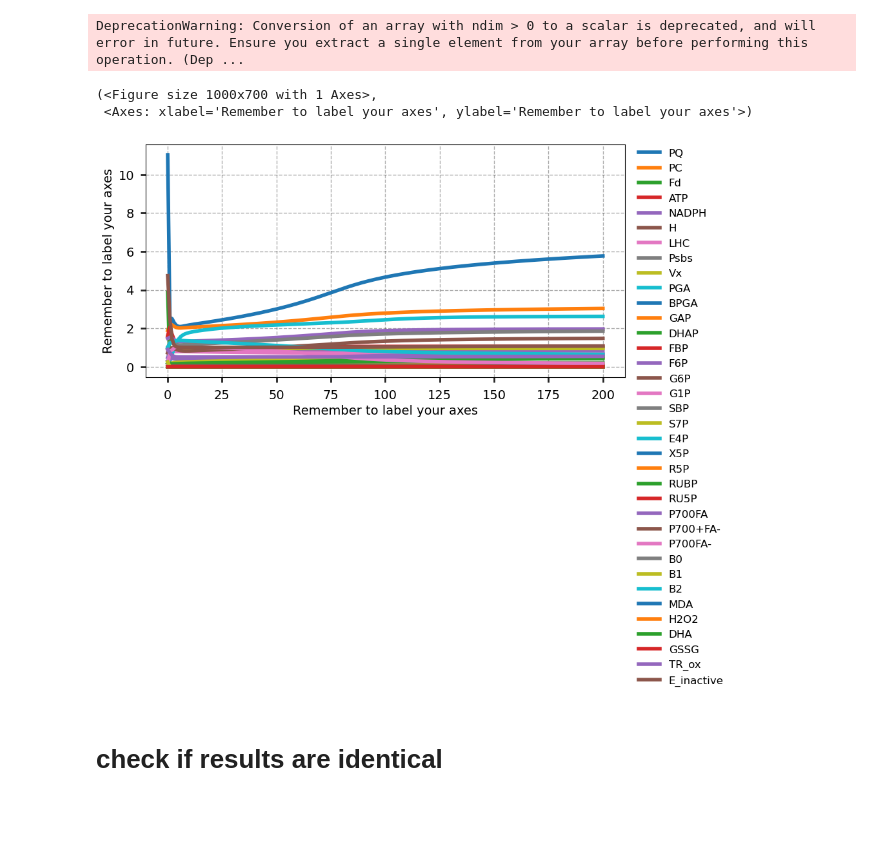
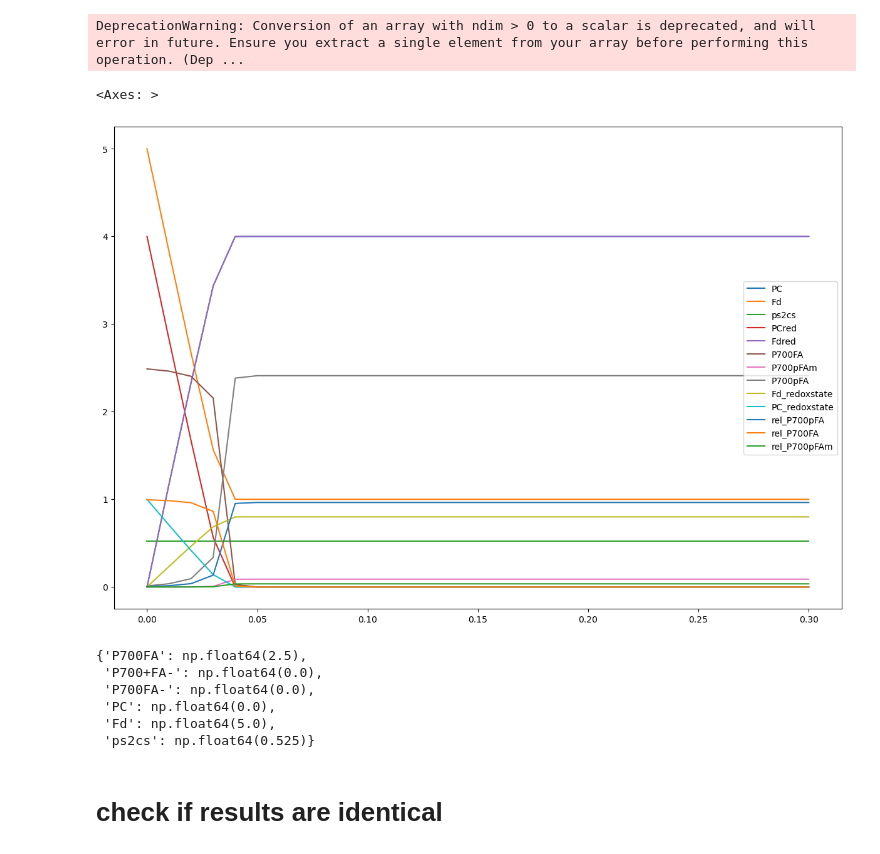
Before and after one commit to A-Potthoff/QTB_modeling, a Jupyter notebook: analyses/tests.ipynb, the cells around one changed output. Cells and saved outputs as stored; diff of their text form; code cells hidden in the pictures; blank space fills up the shorter version.

```diff
--- a/analyses/tests.ipynb
+++ b/analyses/tests.ipynb
@@ -14,6 +14,8 @@ if not (already_run):
 model = "cyclic_2021"
 model = "new_PSI"
 model = "latest_dev"
+model = "explicit_PSI"
+model = "QSSA_PSI"
 
 m = load_model(model)
 # %% [output]
@@ -100,23 +109,31 @@ y0 = {
 # %%
 s = Simulator(m)
 s.initialise(y0)
-t_end = 200
-steps_per_second = 1
+t_end = 0.3
+steps_per_second = 100
 
 steps = steps_per_second * t_end
 
-pfd = 500
+pfd = 100
 s.update_parameter("pfd", pfd)
 
 _ = s.simulate(t_end = t_end, steps = steps)
 # %% [output]
 DeprecationWarning: Conversion of an array with ndim > 0 to a scalar is deprecated, and will error in future. Ensure you extract a single element from your array before performing this operation. (Dep ...
 # %%
-s.plot()
+s.get_full_results_df().plot(figsize = (15,10))
 # %% [output]
-(<Figure size 1000x700 with 1 Axes>,
- <Axes: xlabel='Remember to label your axes', ylabel='Remember to label your axes'>)
+<Axes: >
-[figure, old version]
+[figure, new version]
+# %%
+s.get_new_y0()
+# %% [output]
+{'P700FA': np.float64(2.5),
+ 'P700+FA-': np.float64(0.0),
+ 'P700FA-': np.float64(0.0),
+ 'PC': np.float64(0.0),
+ 'Fd': np.float64(5.0),
+ 'ps2cs': np.float64(0.525)}
 # %%
 results = s.get_full_results_df()
 # %% [markdown]
```
Also changed, not shown: parts of 2 cells of this notebook, 5 other files.
